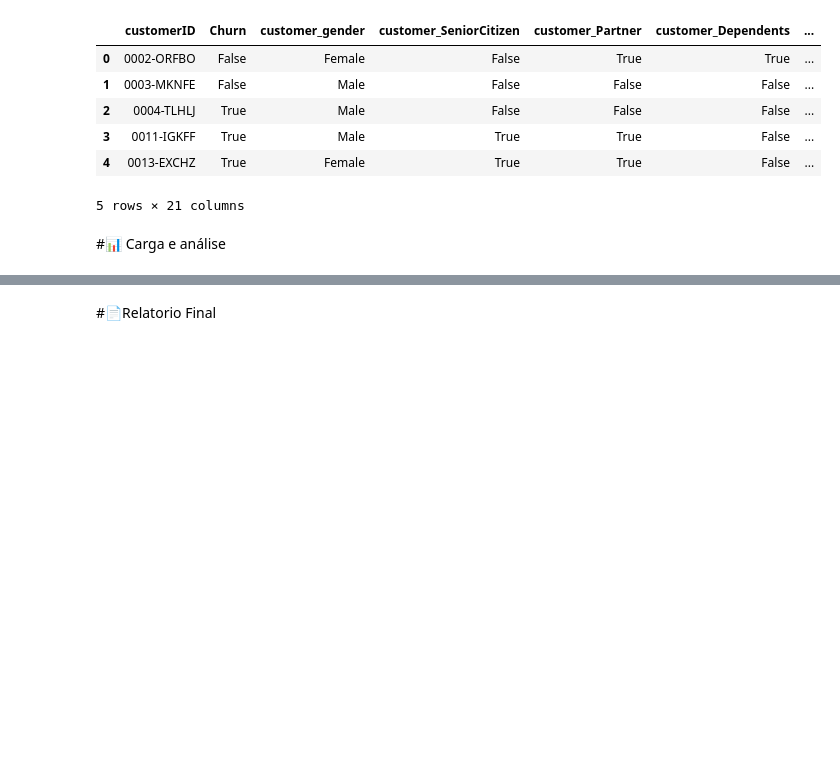
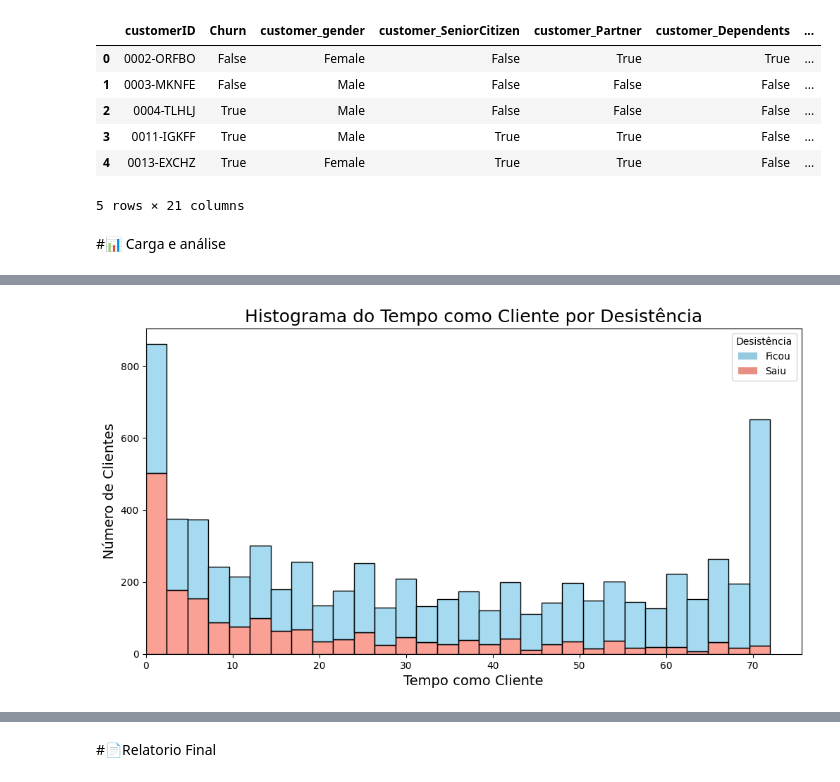
Before and after one commit to anneaiad/Challenge_Telecom_X_Alura, a Jupyter notebook: TelecomX_BR.ipynb, the cells around one changed output, grey strips where cells are left out. Saved outputs shown, nothing was run; the diff lists cells and outputs as text; code cells hidden in the pictures; blank space fills up the shorter version.

```diff
--- a/TelecomX_BR.ipynb
+++ b/TelecomX_BR.ipynb
@@ -285,0 +346,15 @@ df.head()
+# %%
+palette = {False: "skyblue", True: "salmon"}
+plt.figure(figsize=(12,6))
+sns.histplot(data=df, x='customer_tenure', hue='Churn', multiple='stack', bins=30, palette=palette)
+plt.title('Histograma do Tempo como Cliente por Desistência', fontsize=18)
+plt.ylabel('Número de Clientes', fontsize=14)
+plt.xlabel('Tempo como Cliente', fontsize=14)
+plt.xlim(left=0)
+
+handles, labels = ax.get_legend_handles_labels()
+labels = ['Ficou', 'Saiu']
+plt.legend(handles, labels, title='Desistência')
+plt.show()
+# %% [output]
+[figure, added]
```
Also changed, not shown: parts of 15 cells of this notebook.
